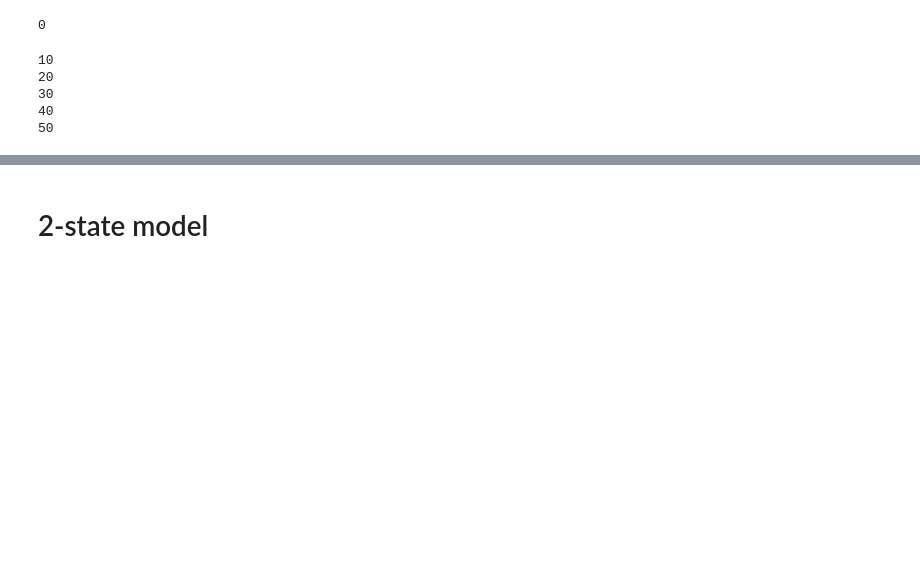
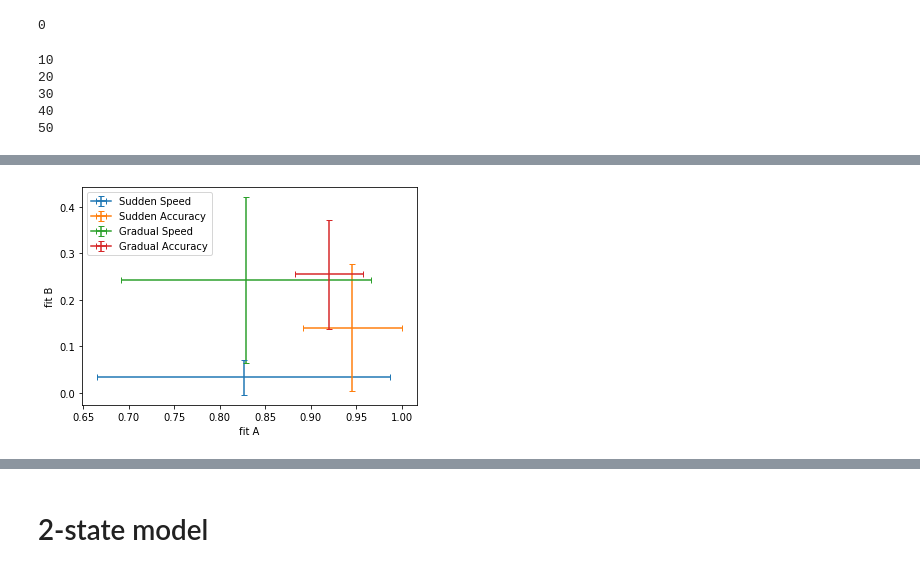
Before and after one commit to tejas-savalia/Lab-Codes, a Jupyter notebook: Psychtoolbox/Visuomotor_Adaptation_Tablet/python_scripts/state_space.ipynb, the cells around one changed output, grey strips where cells are left out. Drawn from its saved outputs; the diff is of its cells as text; code cells hidden in the pictures; blank space fills up the shorter version.

```diff
--- a/Psychtoolbox/Visuomotor_Adaptation_Tablet/python_scripts/state_space.ipynb
+++ b/Psychtoolbox/Visuomotor_Adaptation_Tablet/python_scripts/state_space.ipynb
@@ -239,3 +126,0 @@ Text(0, 0.5, 'fit B')
-# %%
-plot0 = plt.scatter(np.mean(np.concatenate((fit_A[0::4], fit_A[1::4])), axis = 0), np.mean(np.concatenate((fit_B[0::4], fit_B[1::4])), axis = 0))
-plot1 = plt.scatter(np.mean(np.concatenate((fit_A[2::4], fit_A[3::4])), axis = 0), np.mean(np.concatenate((fit_B[2::4], fit_B[3::4])), axis = 0))
@@ -433,2 +126,0 @@ ValueError: The lengths of the data (1) and the error 10 do not match
-# %%
-plot_param_fits(fit_B, 'fitB')
@@ -437,0 +202,2 @@ plot_param_fits(fit_B, 'fitB')
+# %%
+fit_A, fit_B, fit_V, fit_success = run_fits(curvatures, 704, 640, 64)
@@ -437,0 +284,34 @@ plot_param_fits(fit_B, 'fitB')
+# %%
+def plot_fits(fit_A, fit_B):
+    x = np.array([np.nanmean(fit_A[0::4, :], axis = 0), np.nanmean(fit_A[1::4, :], axis = 0), np.nanmean(fit_A[2::4, :], axis = 0), np.nanmean(fit_A[3::4, :], axis = 0)])
+    y = np.array([np.nanmean(fit_B[0::4, :], axis = 0), np.nanmean(fit_B[1::4, :], axis = 0), np.nanmean(fit_B[2::4, :], axis = 0), np.nanmean(fit_B[3::4, :], axis = 0)])
+    x_err = np.array([stat.sem(fit_A[0::4, :], axis = 0), stat.sem(fit_A[1::4, :], axis = 0), stat.sem(fit_A[2::4, :], axis = 0), stat.sem(fit_A[3::4, :], axis = 0)])
+    y_err = np.array([stat.sem(fit_B[0::4, :], axis = 0), stat.sem(fit_B[1::4, :], axis = 0), stat.sem(fit_B[2::4, :], axis = 0), stat.sem(fit_B[3::4, :], axis = 0)])
+    #x_err = np.array([stat.tstd(fit_A[0::4, :], axis = 0), stat.tstd(fit_A[1::4, :], axis = 0), stat.tstd(fit_A[2::4, :], axis = 0), stat.tstd(fit_A[3::4, :], axis = 0)])
+    #y_err = np.array([stat.tstd(fit_B[0::4, :], axis = 0), stat.tstd(fit_B[1::4, :], axis = 0), stat.tstd(fit_B[2::4, :], axis = 0), stat.tstd(fit_B[3::4, :], axis = 0)])
+
+    #x_conf_interval = np.array(stat.norm.interval(0.83, loc = x, scale = x_err))
+    #y_conf_interval = np.array(stat.norm.interval(0.83, loc = y, scale = y_err))
+    x_CI = x - np.array(stat.norm.interval(0.95, loc = x, scale = x_err))[0, :], np.array(stat.norm.interval(0.95, loc = x, scale = x_err))[1, :] - x
+    y_CI = y - np.array(stat.norm.interval(0.95, loc = y, scale = y_err))[0, :], np.array(stat.norm.interval(0.95, loc = y, scale = y_err))[1, :] - y
+
+
+    #print (x_conf_interval[:, 0])
+    #plt.errorbar(x, y, xerr = x_err, yerr = y_err, linestyle = 'None', capsize = 3)
+    plot0 = plt.errorbar(x[0], y[0], xerr = [x_CI[0][0], x_CI[1][0]], yerr = [y_CI[0][0], y_CI[1][0]], capsize = 3)
+    plot1 = plt.errorbar(x[1], y[1], xerr = [x_CI[0][1], x_CI[1][1]], yerr = [y_CI[0][1], y_CI[1][1]], capsize = 3)
+    plot2 = plt.errorbar(x[2], y[2], xerr = [x_CI[0][2], x_CI[1][2]], yerr = [y_CI[0][2], y_CI[1][2]], capsize = 3)
+    plot3 = plt.errorbar(x[3], y[3], xerr = [x_CI[0][3], x_CI[1][3]], yerr = [y_CI[0][3], y_CI[1][3]], capsize = 3)
+
+    #plot0 = plt.scatter(fit_A[0::4], fit_B[0::4])
+    #plot1 = plt.scatter(fit_A[1::4], fit_B[1::4])
+    #plot2 = plt.scatter(fit_A[2::4], fit_B[2::4])
+    #plot3 = plt.scatter(fit_A[3::4], fit_B[3::4])
+
+    plt.legend((plot0, plot1, plot2, plot3), ('Sudden Speed', 'Sudden Accuracy', 'Gradual Speed', 'Gradual Accuracy'))
+    plt.xlabel('fit A')
+    plt.ylabel('fit B')
+# %%
+plot_fits(fit_A, fit_B)
+# %% [output]
+[figure, added]
```
Also changed, not shown: parts of 83 cells of this notebook, 3 other files.
